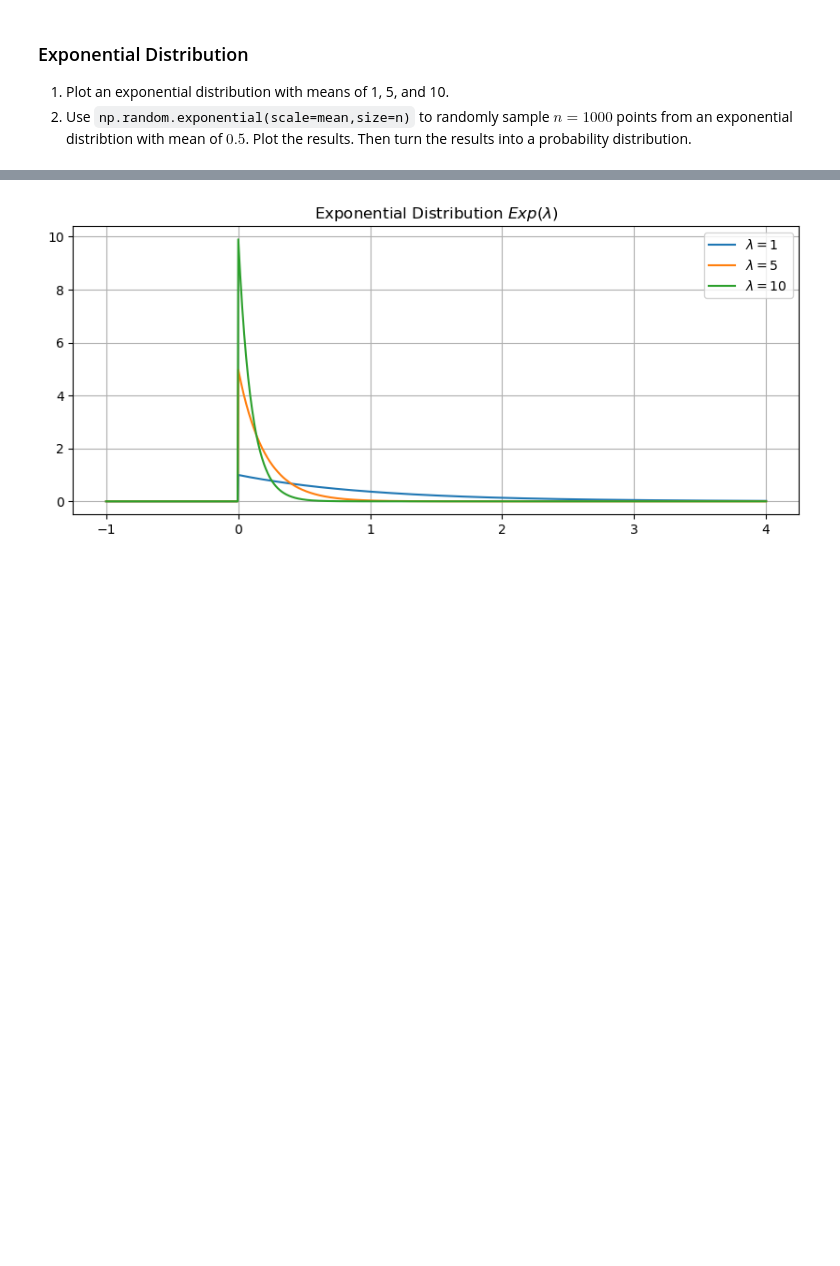
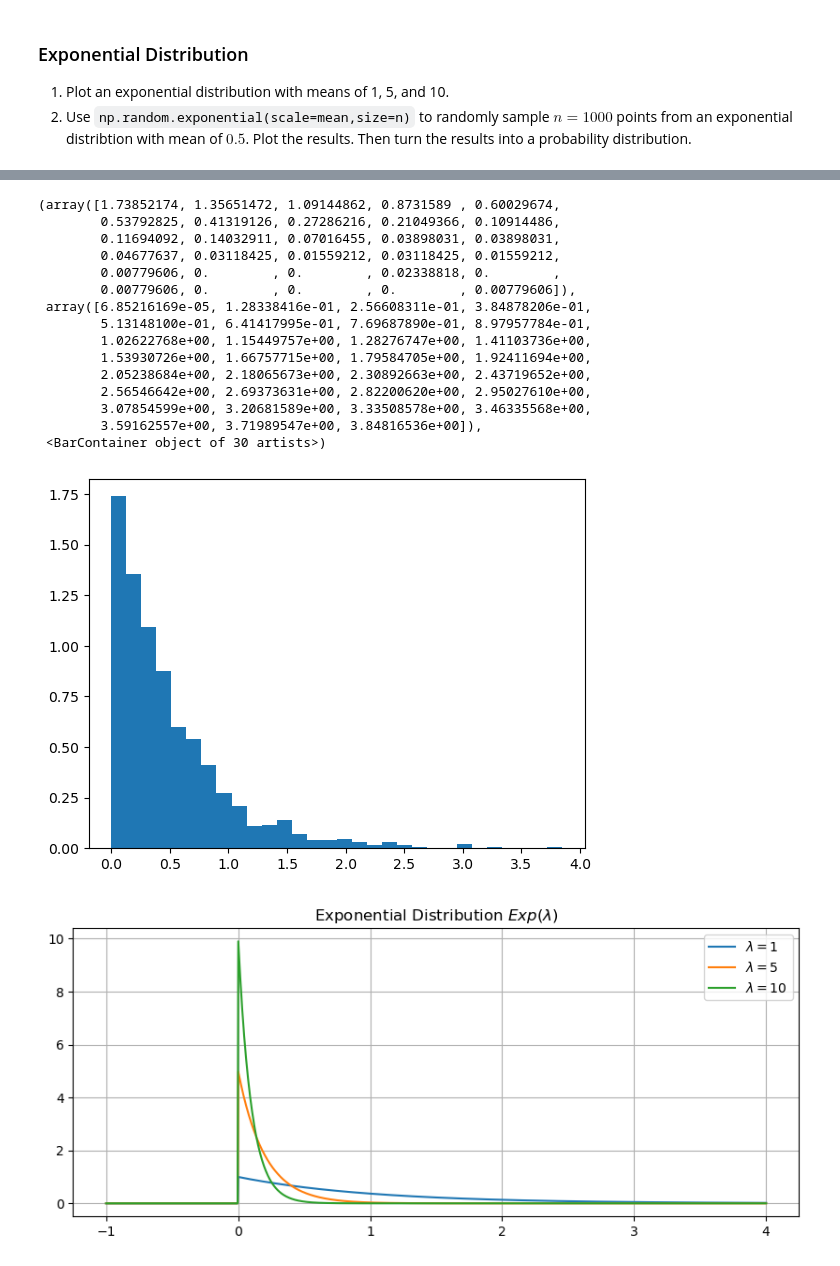
Before and after one commit to ethnwng/2025-t1-notes, a Jupyter notebook: MATH360/python_lectures/Lecture_11_2025W1.ipynb, the cells around one changed output, grey strips where cells are left out. Cells and saved outputs as stored; diff of their text form; code cells hidden in the pictures; blank space fills up the shorter version.

```diff
--- a/MATH360/python_lectures/Lecture_11_2025W1.ipynb
+++ b/MATH360/python_lectures/Lecture_11_2025W1.ipynb
@@ -105,3 +137,22 @@ prob
+# %%
+plt.hist(y, bins=30, density=True)
+# %% [output]
+(array([1.73852174, 1.35651472, 1.09144862, 0.8731589 , 0.60029674,
+        0.53792825, 0.41319126, 0.27286216, 0.21049366, 0.10914486,
+        0.11694092, 0.14032911, 0.07016455, 0.03898031, 0.03898031,
+        0.04677637, 0.03118425, 0.01559212, 0.03118425, 0.01559212,
+        0.00779606, 0.        , 0.        , 0.02338818, 0.        ,
+        0.00779606, 0.        , 0.        , 0.        , 0.00779606]),
+ array([6.85216169e-05, 1.28338416e-01, 2.56608311e-01, 3.84878206e-01,
+        5.13148100e-01, 6.41417995e-01, 7.69687890e-01, 8.97957784e-01,
+        1.02622768e+00, 1.15449757e+00, 1.28276747e+00, 1.41103736e+00,
+        1.53930726e+00, 1.66757715e+00, 1.79584705e+00, 1.92411694e+00,
+        2.05238684e+00, 2.18065673e+00, 2.30892663e+00, 2.43719652e+00,
+        2.56546642e+00, 2.69373631e+00, 2.82200620e+00, 2.95027610e+00,
+        3.07854599e+00, 3.20681589e+00, 3.33508578e+00, 3.46335568e+00,
+        3.59162557e+00, 3.71989547e+00, 3.84816536e+00]),
+ <BarContainer object of 30 artists>)
+[figure, added]
 # %%
 plt.figure(figsize=(10,4))
 x = np.linspace(-1,4,1000)
```
Also changed, not shown: parts of 14 cells of this notebook, 33 other files.
